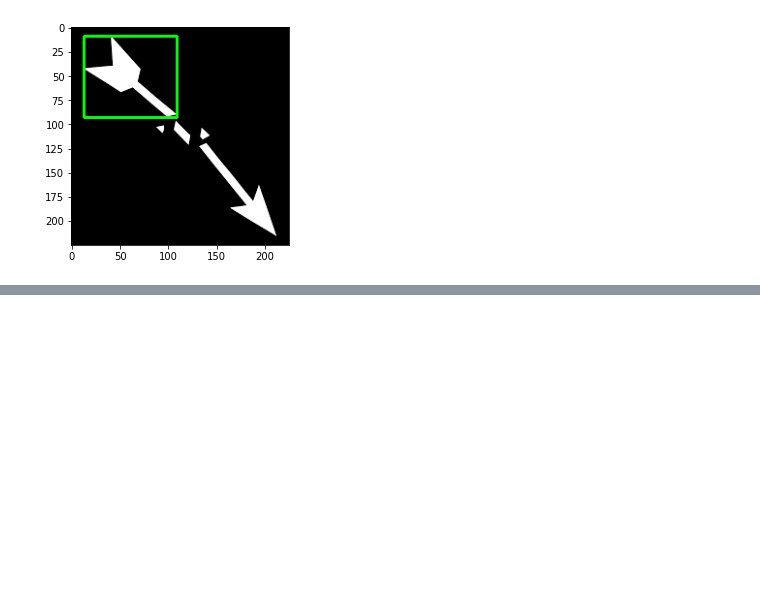
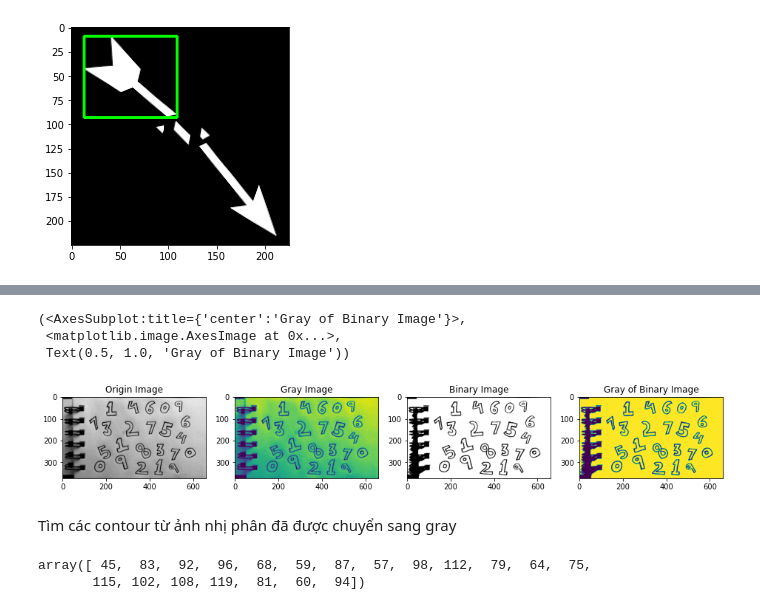
Before and after one commit to phanxuanphucnd/freelearningcv, a Jupyter notebook: jupyter notebooks/Image Preprocessing.ipynb, the cells around one changed output, grey strips where cells are left out. Saved outputs shown, nothing was run; the diff lists cells and outputs as text; code cells hidden in the pictures; blank space fills up the shorter version.

```diff
--- a/jupyter notebooks/Image Preprocessing.ipynb
+++ b/jupyter notebooks/Image Preprocessing.ipynb
@@ -785,0 +853,37 @@ centroid: (13, 9), (width, height): (96, 84)
+# %%
+img = _download_image('https://i0.wp.com/cdn-images-1.medium.com/max/2400/1*LmxW8FDfXZJl5yvESvjP7Q.jpeg?resize=660%2C373&ssl=1')
+
+# TODO: Chuyển ảnh sang gray image
+img_gray = cv2.cvtColor(img, cv2.COLOR_BGR2GRAY)
+
+# TODO: Chuyển sang ảnh nhị phân
+_, img_binary = cv2.threshold(img, 100, 255, cv2.THRESH_BINARY)
+
+# TODO: Chuyển ảnh sang gray image
+img_gray_binary = cv2.cvtColor(img_binary, cv2.COLOR_BGR2GRAY)
+
+plt.figure(figsize=(16, 4))
+plt.subplot(141), plt.imshow(img), plt.title('Origin Image')
+plt.subplot(142), plt.imshow(img_gray), plt.title('Gray Image')
+plt.subplot(143), plt.imshow(img_binary), plt.title('Binary Image')
+plt.subplot(144), plt.imshow(img_gray_binary), plt.title('Gray of Binary Image')
+# %% [output]
+(<AxesSubplot:title={'center':'Gray of Binary Image'}>,
+ <matplotlib.image.AxesImage at 0x...>,
+ Text(0.5, 1.0, 'Gray of Binary Image'))
+[figure, added]
+# %% [markdown]
+Tìm các contour từ ảnh nhị phân đã được chuyển sang gray
+# %%
+contours, hierarchy = cv2.findContours(img_gray_binary, cv2.RETR_TREE, cv2.CHAIN_APPROX_SIMPLE)
+
+# TODO: Sắp xếp các contour theo diện tích giảm dần
+area_cnt = [cv2.contourArea(cnt) for cnt in contours]
+area_sorted = np.argsort(area_cnt)[:: -1]
+
+
+# Top 20 contour cos diện tích lớn nhất
+area_sorted[: 20]
+# %% [output]
+array([ 45,  83,  92,  96,  68,  59,  87,  57,  98, 112,  79,  64,  75,
+       115, 102, 108, 119,  81,  60,  94])
```
Also changed, not shown: parts of 16 cells of this notebook.
